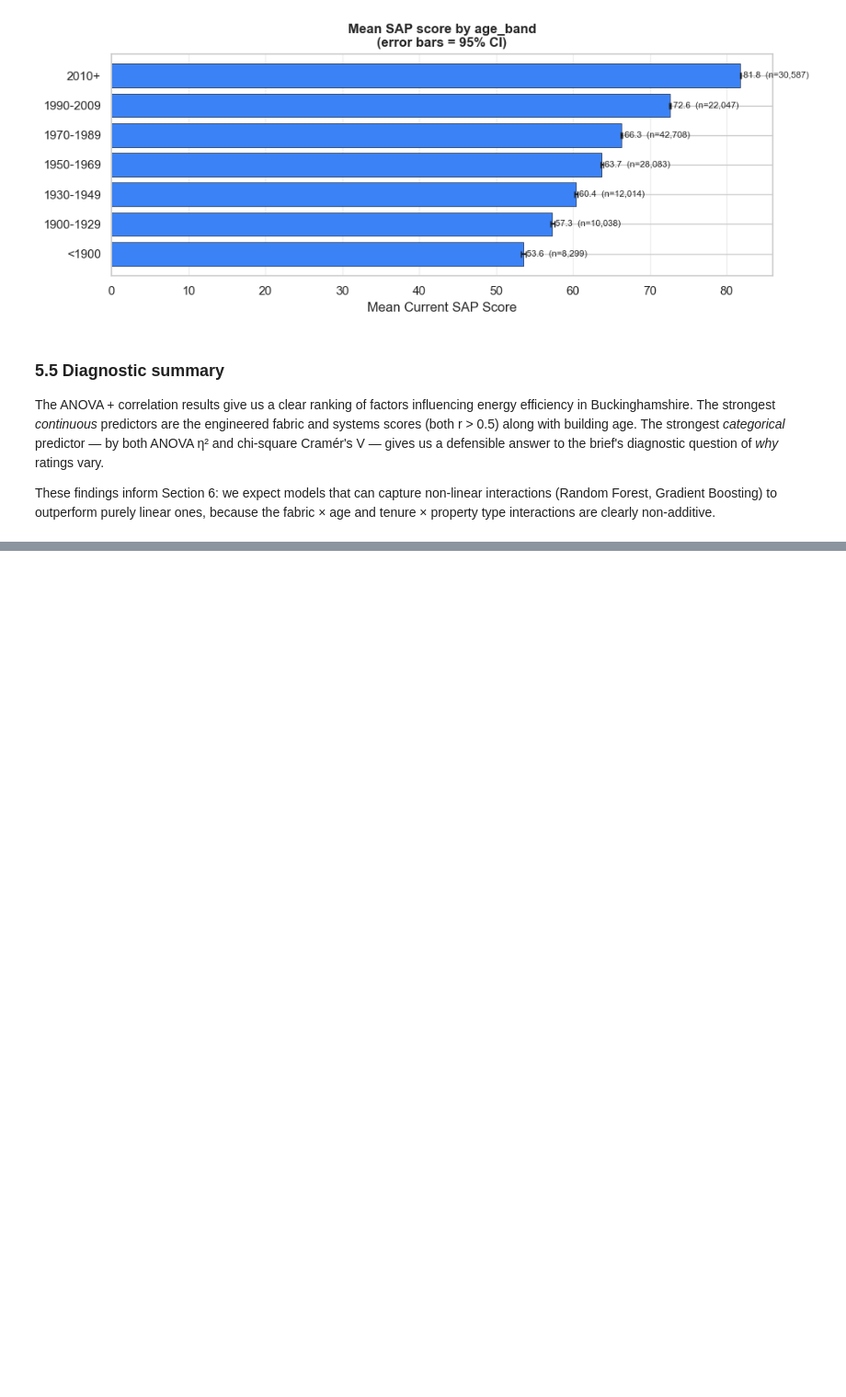
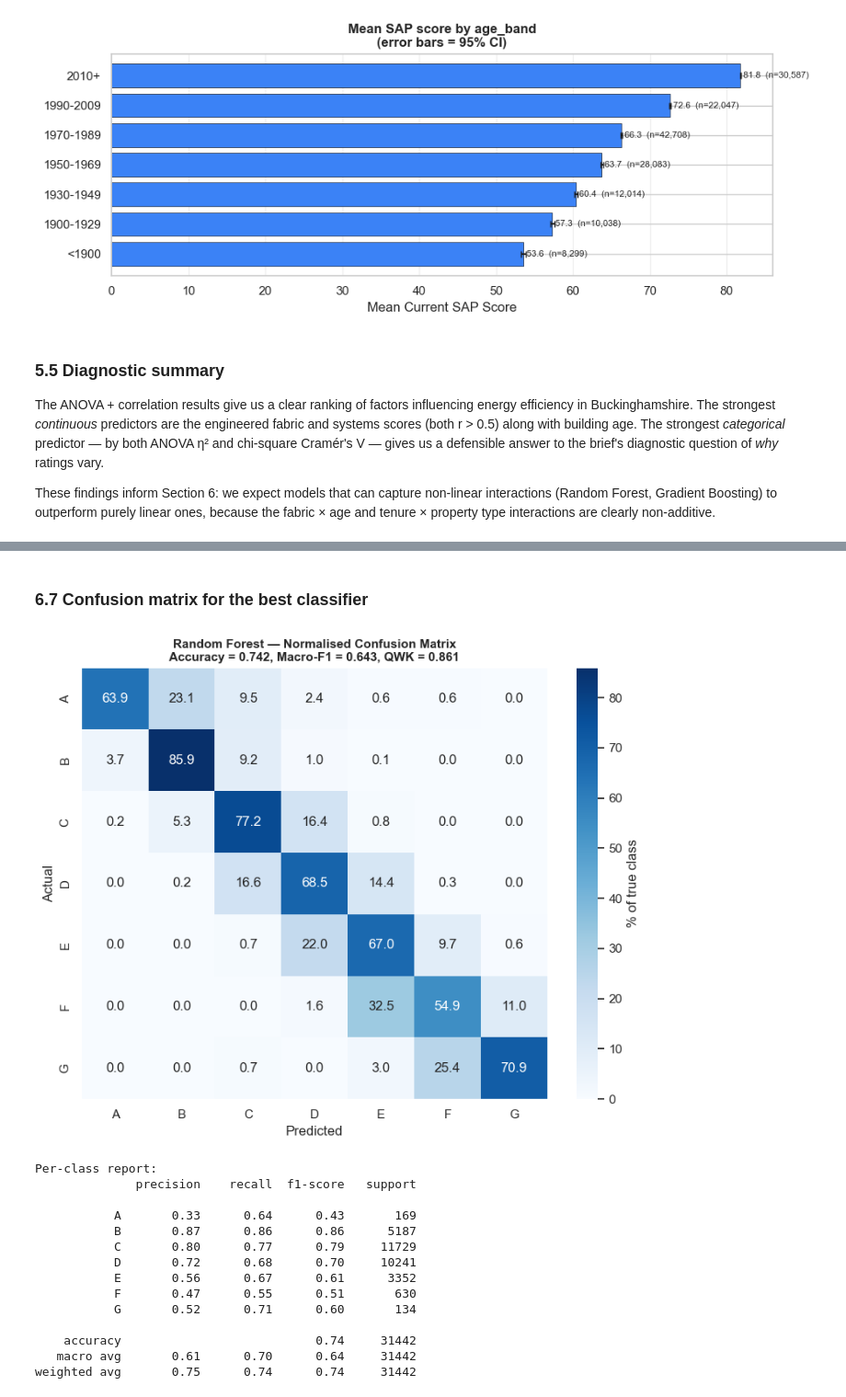
Before and after one commit to Lloydster118/COM6003-Data-Science-CW1, a Jupyter notebook: notebooks/bucks_epc_analysis.ipynb, the cells around one changed output, grey strips where cells are left out. Shown at 92% size. Saved outputs shown, nothing was run; the diff lists cells and outputs as text; code cells hidden in the pictures; blank space fills up the shorter version.

```diff
--- a/notebooks/bucks_epc_analysis.ipynb
+++ b/notebooks/bucks_epc_analysis.ipynb
@@ -1260,0 +1641,42 @@ type interactions are clearly non-additive.
+# %% [markdown]
+### 6.7 Confusion matrix for the best classifier
+# %%
+best_clf_name = clf_table['test_qwk'].idxmax()
+best_clf_model = models_clf[best_clf_name]
+clf_pred = best_clf_model.predict(X_test)
+
+cm = confusion_matrix(y_clf_test, clf_pred, labels=RATING_ORDER, normalize='true') * 100
+
+fig, ax = plt.subplots(figsize=(8, 6.5))
+sns.heatmap(cm, annot=True, fmt='.1f', cmap='Blues',
+            xticklabels=RATING_ORDER, yticklabels=RATING_ORDER,
+            cbar_kws={'label': '% of true class'}, ax=ax)
+ax.set_xlabel('Predicted')
+ax.set_ylabel('Actual')
+ax.set_title(f'{best_clf_name} — Normalised Confusion Matrix\n'
+             f'Accuracy = {accuracy_score(y_clf_test, clf_pred):.3f}, '
+             f'Macro-F1 = {f1_score(y_clf_test, clf_pred, average="macro"):.3f}, '
+             f'QWK = {cohen_kappa_score(y_clf_test, clf_pred, weights="quadratic"):.3f}',
+             fontsize=11, fontweight='bold')
+plt.tight_layout()
+plt.savefig(FIG_DIR + 'fig12_confusion_matrix.png', dpi=150, bbox_inches='tight')
+plt.show()
+
+print('\nPer-class report:')
+print(classification_report(y_clf_test, clf_pred, labels=RATING_ORDER, zero_division=0))
+# %% [output]
+[figure, added]
+Per-class report:
+              precision    recall  f1-score   support
+
+           A       0.33      0.64      0.43       169
+           B       0.87      0.86      0.86      5187
+           C       0.80      0.77      0.79     11729
+           D       0.72      0.68      0.70     10241
+           E       0.56      0.67      0.61      3352
+           F       0.47      0.55      0.51       630
+           G       0.52      0.71      0.60       134
+
+    accuracy                           0.74     31442
+   macro avg       0.61      0.70      0.64     31442
+weighted avg       0.75      0.74      0.74     31442
```
Also changed, not shown: parts of 17 cells of this notebook, 3 other files.
